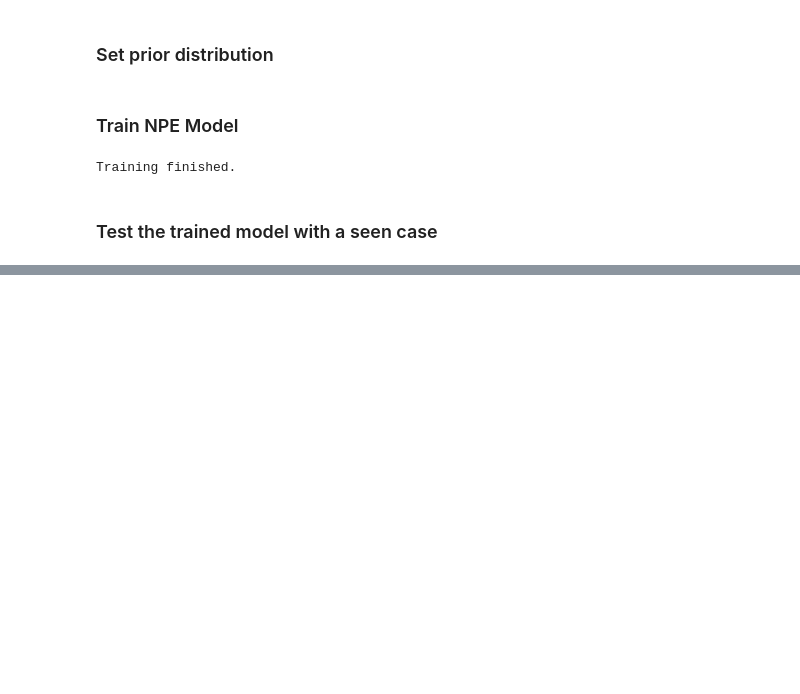
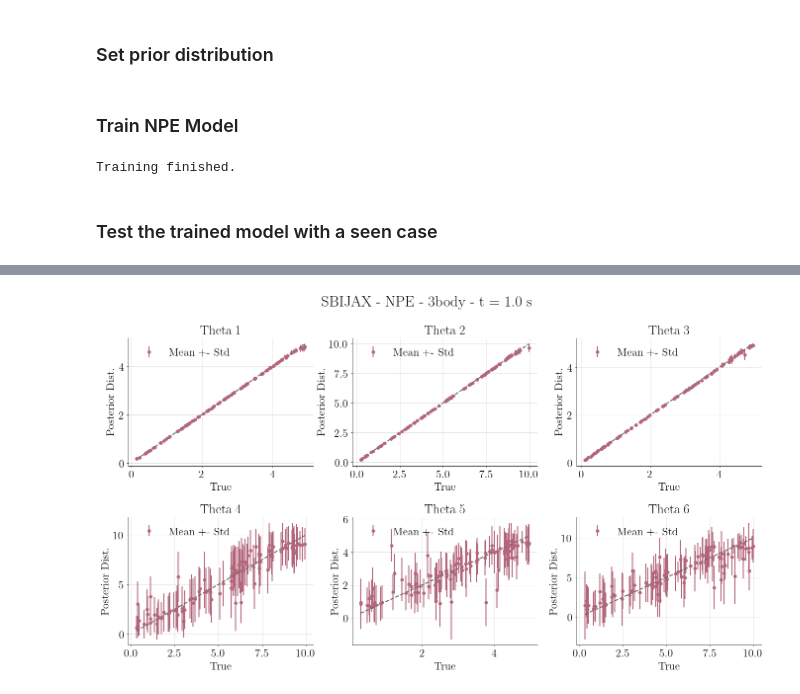
Before and after one commit to ps789/8803-dt-project, a Jupyter notebook: sbijax_run.ipynb, the cells around one changed output, grey strips where cells are left out. Drawn from its saved outputs; the diff is of its cells as text; code cells hidden in the pictures; blank space fills up the shorter version.

```diff
--- a/sbijax_run.ipynb
+++ b/sbijax_run.ipynb
@@ -36,6 +60,13 @@ x = jnp.concatenate(x_list, axis=0)
 
 mass_info = theta[:, :3]
 x = jnp.concatenate([mass_info, x], axis=1)
+# %%
+# Split test set
+test_ratio = 0.1
+theta_test = theta[int((1.0-test_ratio)*theta.shape[0]):]
+theta = theta[:int((1.0-test_ratio)*theta.shape[0])]
+x_test = x[int((1.0-test_ratio)*x.shape[0]):]
+x = x[:int((1.0-test_ratio)*x.shape[0])]
 # %%
 print("Theta shape: ", theta.shape)
 print("x shape:     ", x.shape)
@@ -106,0 +248,34 @@ NPE Prediction:
+# %%
+plt.rcParams.update({"font.size": 16})
+
+fig, axes = plt.subplots(2, 3, figsize=(14, 8))
+fig.suptitle("SBIJAX - NPE - 3body - t = 1.0 s", fontsize=22)
+axes = axes.flatten()
+
+for i in range(2):
+    for n in range(3):  # top and bottom row
+        j = 3*i+n
+        ax = axes[j]
+
+        ax.errorbar(
+            theta_test[eval_indices][:, j],
+            posterior_means[:, j],
+            yerr=1.64 * posterior_stds[:, j],  # ~90% CI
+            fmt='o',
+            markersize=4, label="Mean +- Std"
+        )
+
+        mn = min(theta_test[eval_indices][:,j].min(), posterior_means[:, j].min())
+        mx = max(theta_test[eval_indices][:,j].max(), posterior_means[:, j].max())
+
+        ax.plot([mn, mx], [mn, mx], '--')
+
+        ax.set_title(f"Theta {j+1}")
+        ax.set_xlabel("True")
+        ax.set_ylabel("Posterior Dist.")
+        ax.legend()
+
+plt.tight_layout()
+plt.show()
+# %% [output]
+[figure, added]
```
Also changed, not shown: parts of 10 cells of this notebook.
